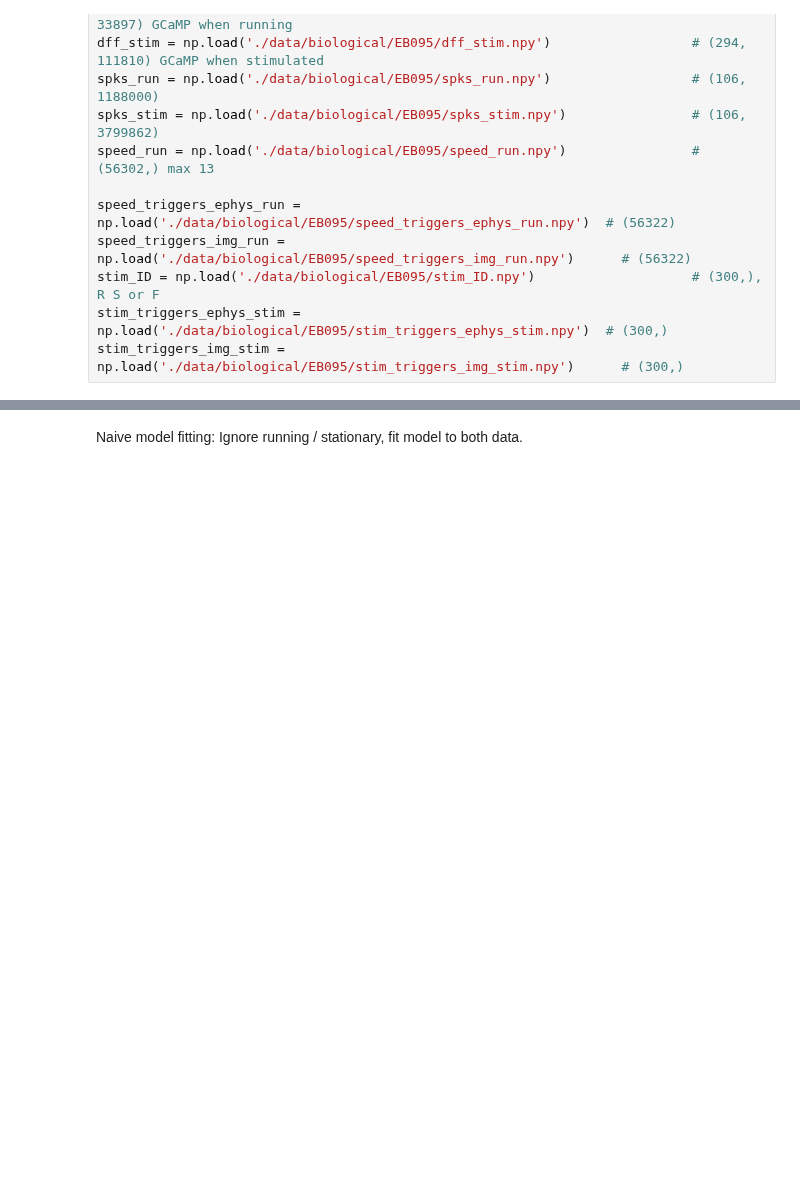
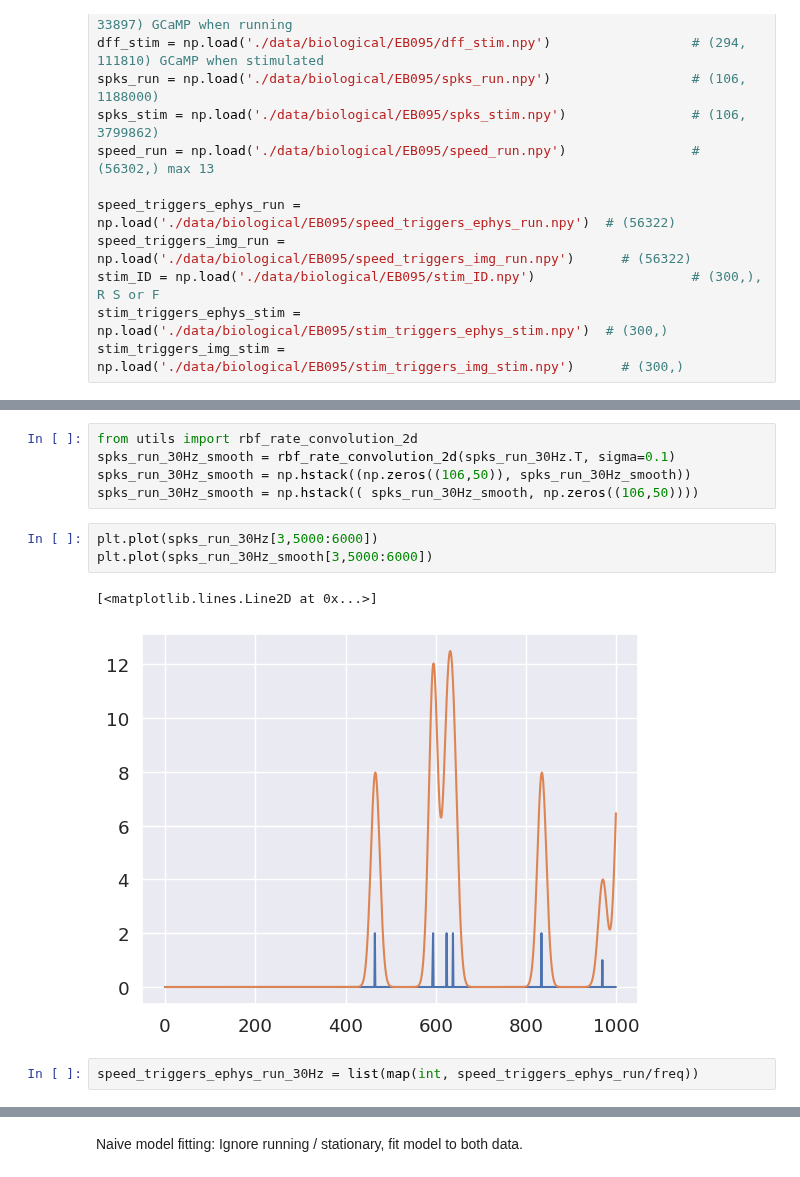
Before and after one commit to cngzlsh/approx_brain, a Jupyter notebook: EB095_tests.ipynb, the cells around one changed output, grey strips where cells are left out. Drawn from its saved outputs; the diff is of its cells as text; blank space fills up the shorter version.

```diff
--- a/EB095_tests.ipynb
+++ b/EB095_tests.ipynb
@@ -65,0 +58,13 @@ array([3829245, 3849633, 3860027, 3870436, 3880863, 3891287, 3901697,
+# %%
+from utils import rbf_rate_convolution_2d
+spks_run_30Hz_smooth = rbf_rate_convolution_2d(spks_run_30Hz.T, sigma=0.1)
+spks_run_30Hz_smooth = np.hstack((np.zeros((106,50)), spks_run_30Hz_smooth))
+spks_run_30Hz_smooth = np.hstack(( spks_run_30Hz_smooth, np.zeros((106,50))))
+# %%
+plt.plot(spks_run_30Hz[3,5000:6000])
+plt.plot(spks_run_30Hz_smooth[3,5000:6000])
+# %% [output]
+[<matplotlib.lines.Line2D at 0x...>]
+[figure, added]
+# %%
+speed_triggers_ephys_run_30Hz = list(map(int, speed_triggers_ephys_run/freq))
```
Also changed, not shown: parts of 7 cells of this notebook.
